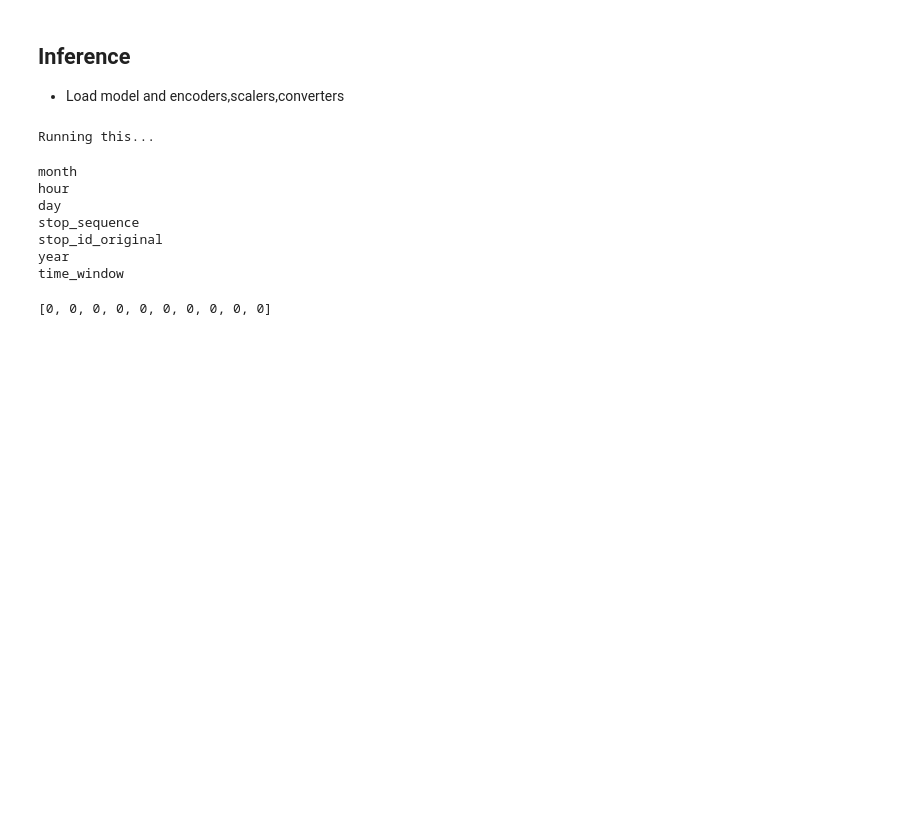
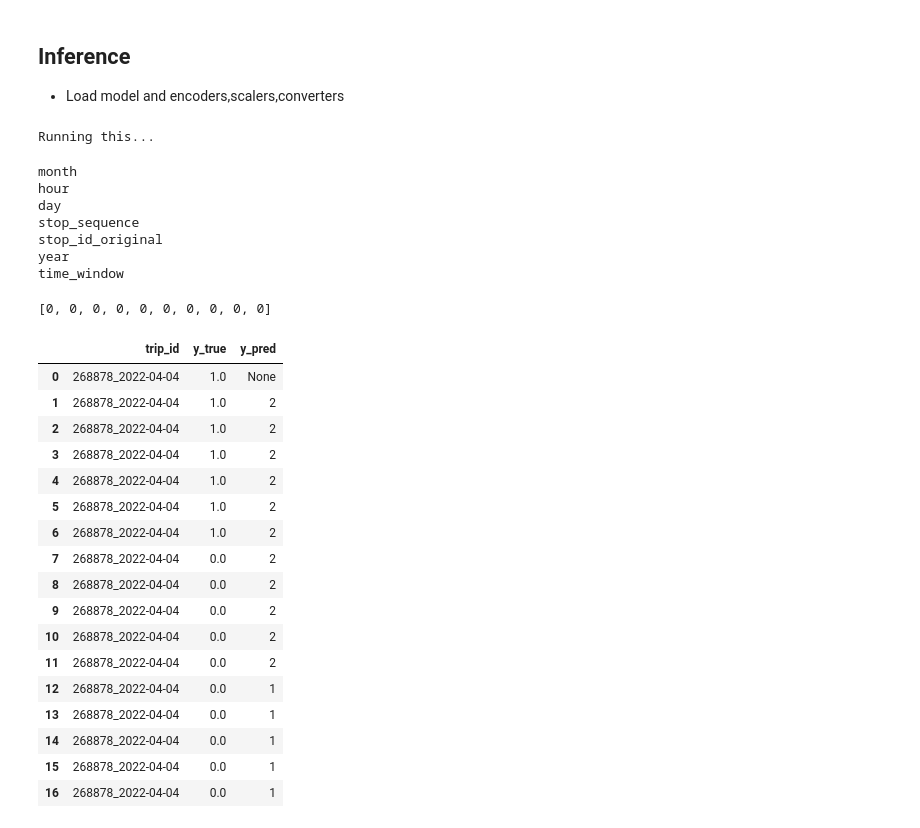
Before and after one commit to jptalusan/wego_occupancy_clean, a Jupyter notebook: notebooks/same_day.ipynb, the cells around one changed output. Cells and saved outputs as stored; diff of their text form; code cells hidden in the pictures; blank space fills up the shorter version.

```diff
--- a/notebooks/same_day.ipynb
+++ b/notebooks/same_day.ipynb
@@ -639,3 +639,30 @@ y_pred = generate_simple_lstm_predictions(tdf, model, 10, 10)
 y_pred
 # %% [output]
 [0, 0, 0, 0, 0, 0, 0, 0, 0, 0]
+# %%
+import pandas as pd
+import os
+
+# fp = os.path.join('../models/same_day/evaluation/SIMPLE_LSTM_multi_stop_5P_xF_results.pkl')
+fp = os.path.join('../models/same_day/evaluation/baseline_multi_stop_10P_xF_results.pkl')
+df = pd.read_pickle(fp)
+df
+# %% [output]
+|  | trip_id | y_true | y_pred |
+| 0 | 268878_2022-04-04 | 1.0 | None |
+| 1 | 268878_2022-04-04 | 1.0 | 2 |
+| 2 | 268878_2022-04-04 | 1.0 | 2 |
+| 3 | 268878_2022-04-04 | 1.0 | 2 |
+| 4 | 268878_2022-04-04 | 1.0 | 2 |
+| 5 | 268878_2022-04-04 | 1.0 | 2 |
+| 6 | 268878_2022-04-04 | 1.0 | 2 |
+| 7 | 268878_2022-04-04 | 0.0 | 2 |
+| 8 | 268878_2022-04-04 | 0.0 | 2 |
+| 9 | 268878_2022-04-04 | 0.0 | 2 |
+| 10 | 268878_2022-04-04 | 0.0 | 2 |
+| 11 | 268878_2022-04-04 | 0.0 | 2 |
+| 12 | 268878_2022-04-04 | 0.0 | 1 |
+| 13 | 268878_2022-04-04 | 0.0 | 1 |
+| 14 | 268878_2022-04-04 | 0.0 | 1 |
+| 15 | 268878_2022-04-04 | 0.0 | 1 |
+| 16 | 268878_2022-04-04 | 0.0 | 1 |
```
Also changed, not shown: 1 other file.
